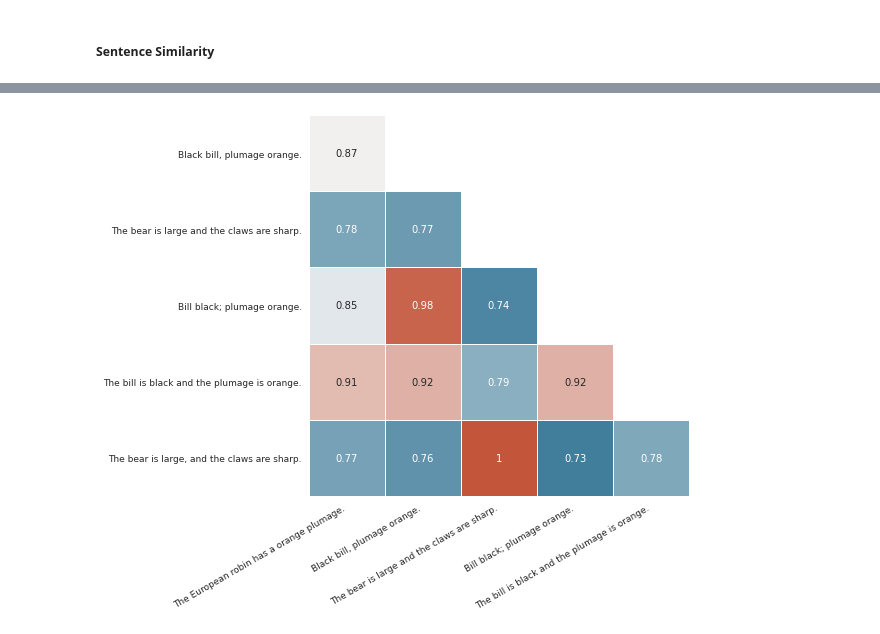
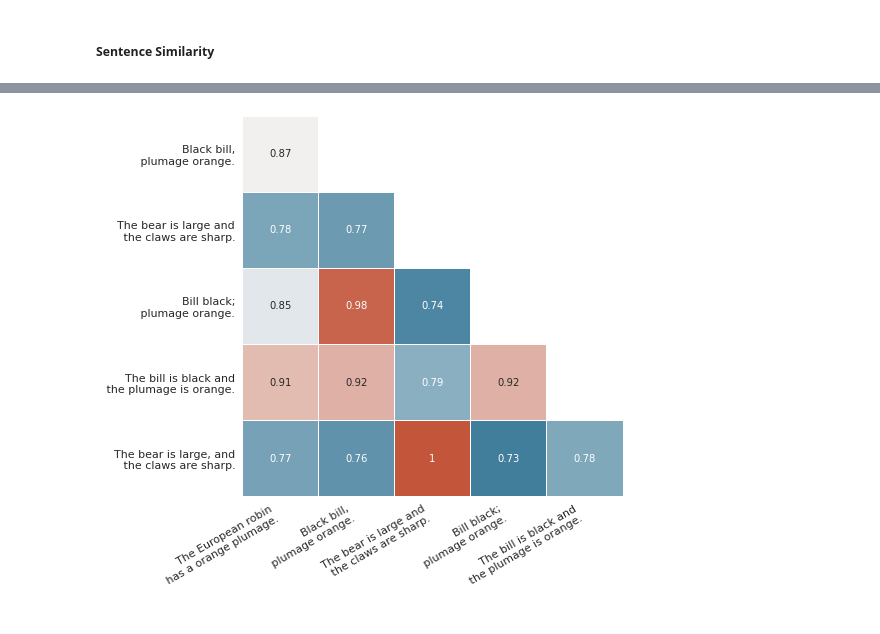
Before and after one commit to RobertvdV/GRS82000_eTaxonomist, a Jupyter notebook: notebooks/Preprocessing_sents.ipynb, the cells around one changed output, grey strips where cells are left out. Cells and saved outputs as stored; diff of their text form; code cells hidden in the pictures.

```diff
--- a/notebooks/Preprocessing_sents.ipynb
+++ b/notebooks/Preprocessing_sents.ipynb
@@ -22,10 +22,10 @@ from transformers import DistilBertTokenizer, DistilBertModel
 # %% [markdown]
 ## Load data
 # %%
-root = "../data/processed/"
+root = "../data/description/"
 datadict = {}
 # Load the pickle list
-data_files = glob.glob(root+ 'descriptions*PLANTS.pkl')
+data_files = glob.glob(root+ '*pkl')
 for data_file in data_files:
     # Open the dict and update
     datadict.update(pickle.load(open(data_file, 'rb')))
@@ -64,7 +66,7 @@ import seaborn as sns
 ##### Descriptions per Species
 # %%
 # Change this to the dissimilar in future
-counts = [len(sents) for key, sents in subset.items()]
+counts = [len(sents) for key, sents in datadict.items()]
 # %%
 fig, ax = plt.subplots(figsize=(10, 6))
 sns.set_style('whitegrid')
@@ -80,12 +85,12 @@ sents = [sent for (sent, URL) in datadict['Abies araucana']]
 re.sub(r'(\s*\.){1,}', '.', 'This is a test.. .')
 # %%
 sents = [
-    'The European robin has a orange plumage.',
-    'Black bill, plumage orange.',
-    'The bear is large and the claws are sharp.',
-    'Bill black; plumage orange.',
-    'The bill is black and the plumage is orange.',
-    'The bear is large, and the claws are sharp.'
+    'The European robin\n has a orange plumage.',
+    'Black bill,\n plumage orange.',
+    'The bear is large and\n the claws are sharp.',
+    'Bill black;\n plumage orange.',
+    'The bill is black and\n the plumage is orange.',
+    'The bear is large, and\n the claws are sharp.'
 ]
 # %%
 matrix = similarity_matrix(sents)
@@ -114,22 +110,23 @@ df
 # %%
 # Generate a custom diverging colormap
 cmap = sns.diverging_palette(230, 20, as_cmap=True)
 
 with sns.axes_style("white"):
     f, ax = plt.subplots(figsize=(7, 7))
     ax = sns.heatmap(df,
                      mask=mask,
                      square=True,
                      annot=True,
                      cbar=False,
                      #cmap='Spectral_r',
                      cmap=cmap,
                      linewidths=.5,)
 
-ax.set_xticklabels(ax.get_xticklabels(), rotation=30, ha="right", fontsize=9)
-ax.set_yticklabels(ax.get_yticklabels(), rotation=0, ha="right", fontsize=9)
+ax.set_xticklabels(ax.get_xticklabels(), rotation=30, ha="right", fontsize=11)
+ax.set_yticklabels(ax.get_yticklabels(), rotation=0, ha="right", fontsize=11)
+
 
 #f.suptitle('Similarity Matrix', fontsize=13)
-f.savefig('similarity_matrix.svg', format='svg', dpi=1200, bbox_inches='tight')
+f.savefig('similarity_matrix.pdf', format='pdf', dpi=1200, bbox_inches='tight')
 # %% [output]
-[figure, old version]
+[figure, new version]
```
Also changed, not shown: parts of 5 cells of this notebook, 10 other files.
